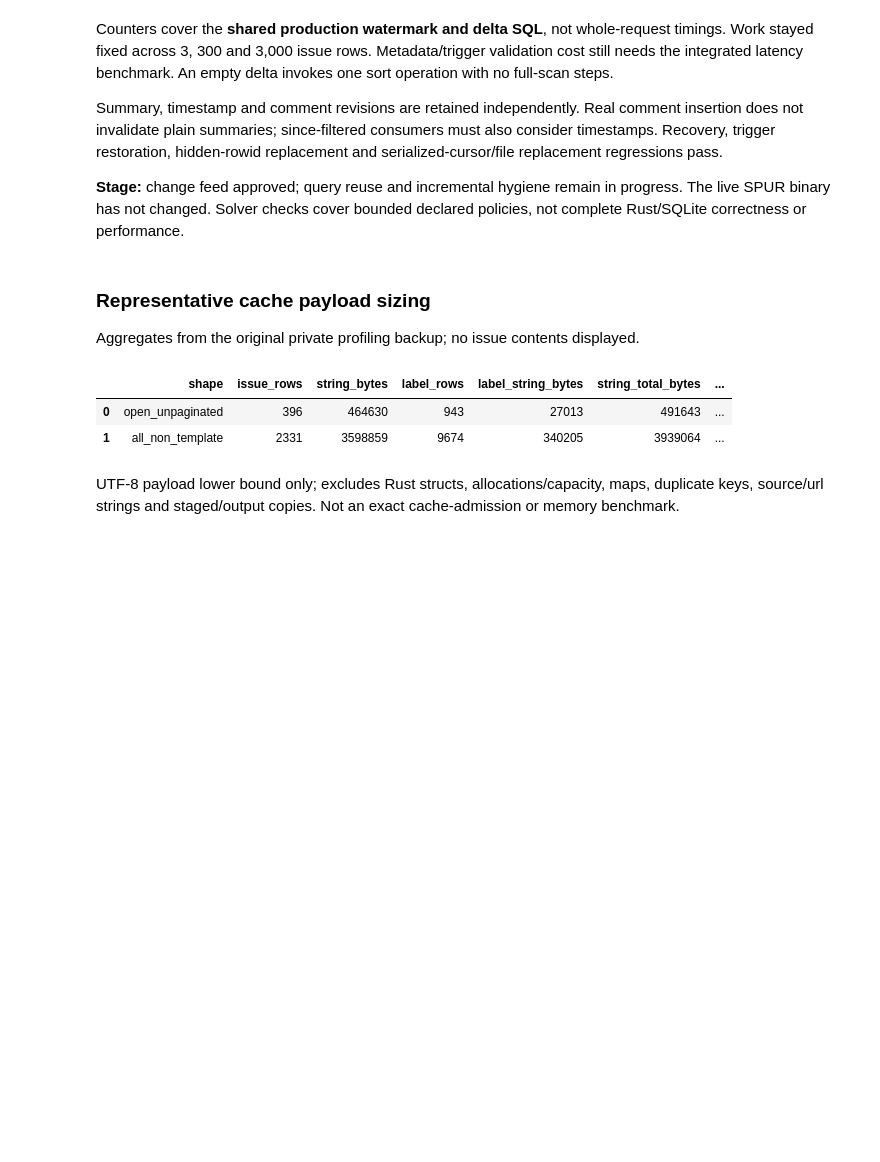
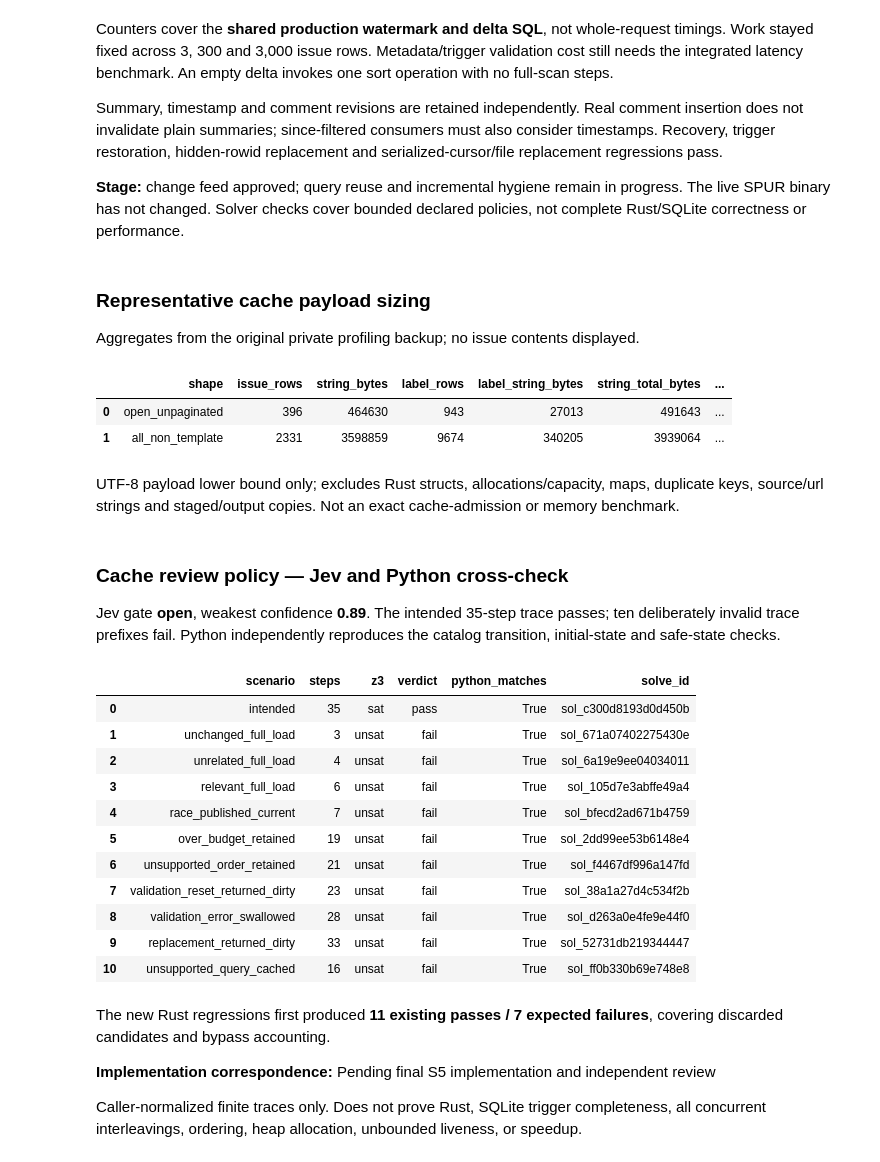
Before and after one commit to getspur/SpurCode, a Jupyter notebook: spur-64019-performance-20261009.ipynb, the cells around one changed output. Drawn from its saved outputs; the diff is of its cells as text; code cells hidden in the pictures; blank space fills up the shorter version.

Commit message:
docs(performance): bd-2ef6y compile revised reuse policy with Jev

```diff
--- a/spur-64019-performance-20261009.ipynb
+++ b/spur-64019-performance-20261009.ipynb
@@ -1323,3 +1323,59 @@ Aggregates from the original private profiling backup; no issue contents display
 | 0 | open_unpaginated | 396 | 464630 | 943 | 27013 | 491643 | ... |
 | 1 | all_non_template | 2331 | 3598859 | 9674 | 340205 | 3939064 | ... |
 UTF-8 payload lower bound only; excludes Rust structs, allocations/capacity, maps, duplicate keys, source/url strings and staged/output copies. Not an exact cache-admission or memory benchmark.
+# %%
+from pathlib import Path
+import json, copy
+import pandas as pd
+from IPython.display import display, Markdown
+s5_model_path = Path("/Volumes/Projects/spur/docs/performance/2026-10-09-spur-64019/implementation-tdd/s5-jev-review-policy.json")
+s5_model = json.loads(s5_model_path.read_text())
+s5_cases = []
+for case in s5_model["cases"]:
+    request = copy.deepcopy(s5_model["base_request"])
+    recipe = case["request_recipe"]
+    if "horizon" in recipe:
+        facts = request["facts"]
+        facts["horizon"] = recipe["horizon"]
+        facts["enabled_transitions"] = [t for t in facts["enabled_transitions"] if t["step"] < recipe["keep_transitions_with_step_less_than"]]
+        trace = facts["traces"]["issue_list"]
+        trace["states"] = trace["states"][:recipe["truncate_states_to"]]
+        trace["events"] = trace["events"][:recipe["truncate_events_to"]]
+        trace["states"][-1] = recipe["replace_final_state"]
+    facts = request["facts"]
+    trace = facts["traces"]["issue_list"]
+    allowed = {(t["step"], t["from"], t["event"], t["to"]) for t in facts["enabled_transitions"]}
+    transition_ok = all((i, trace["states"][i], event, trace["states"][i+1]) in allowed for i,event in enumerate(trace["events"]))
+    initial_ok = trace["states"][0] in facts["initial_states"]
+    safe_ok = all(state in facts["safe_states"] for state in trace["states"])
+    python_pass = transition_ok and initial_ok and safe_ok
+    expected = case["name"] == "intended"
+    assert python_pass == expected
+    assert case["result"]["status"] == ("sat" if expected else "unsat")
+    assert case["result"]["outcome"] == ("pass" if expected else "fail")
+    s5_cases.append(dict(scenario=case["name"], steps=facts["horizon"], z3=case["result"]["status"], verdict=case["result"]["outcome"], python_matches=True, solve_id=case["result"]["solve_id"]))
+s5_red_text = (s5_model_path.parent / "s5-review-red.log").read_text()
+assert "11 passed; 7 failed" in s5_red_text
+display(Markdown(f"### Cache review policy — Jev and Python cross-check\nJev gate **{s5_model['jev_output']['gate']}**, weakest confidence **{s5_model['jev_output']['provenance']['weakest']}**. The intended 35-step trace passes; ten deliberately invalid trace prefixes fail. Python independently reproduces the catalog transition, initial-state and safe-state checks."))
+display(pd.DataFrame(s5_cases))
+display(Markdown("The new Rust regressions first produced **11 existing passes / 7 expected failures**, covering discarded candidates and bypass accounting.\n\n**Implementation correspondence:** " + s5_model["candidate_review"]["source_match"] + "\n\n" + s5_model["candidate_review"]["limitations"]))
+# %% [output]
+### Cache review policy — Jev and Python cross-check
+Jev gate **open**, weakest confidence **0.89**. The intended 35-step trace passes; ten deliberately invalid trace prefixes fail. Python independently reproduces the catalog transition, initial-state and safe-state checks.
+|  | scenario | steps | z3 | verdict | python_matches | solve_id |
+| 0 | intended | 35 | sat | pass | True | sol_c300d8193d0d450b |
+| 1 | unchanged_full_load | 3 | unsat | fail | True | sol_671a07402275430e |
+| 2 | unrelated_full_load | 4 | unsat | fail | True | sol_6a19e9ee04034011 |
+| 3 | relevant_full_load | 6 | unsat | fail | True | sol_105d7e3abffe49a4 |
+| 4 | race_published_current | 7 | unsat | fail | True | sol_bfecd2ad671b4759 |
+| 5 | over_budget_retained | 19 | unsat | fail | True | sol_2dd99ee53b6148e4 |
+| 6 | unsupported_order_retained | 21 | unsat | fail | True | sol_f4467df996a147fd |
+| 7 | validation_reset_returned_dirty | 23 | unsat | fail | True | sol_38a1a27d4c534f2b |
+| 8 | validation_error_swallowed | 28 | unsat | fail | True | sol_d263a0e4fe9e44f0 |
+| 9 | replacement_returned_dirty | 33 | unsat | fail | True | sol_52731db219344447 |
+| 10 | unsupported_query_cached | 16 | unsat | fail | True | sol_ff0b330b69e748e8 |
+The new Rust regressions first produced **11 existing passes / 7 expected failures**, covering discarded candidates and bypass accounting.
+
+**Implementation correspondence:** Pending final S5 implementation and independent review
+
+Caller-normalized finite traces only. Does not prove Rust, SQLite trigger completeness, all concurrent interleavings, ordering, heap allocation, unbounded liveness, or speedup.
```
Also changed, not shown: 2 other files.
